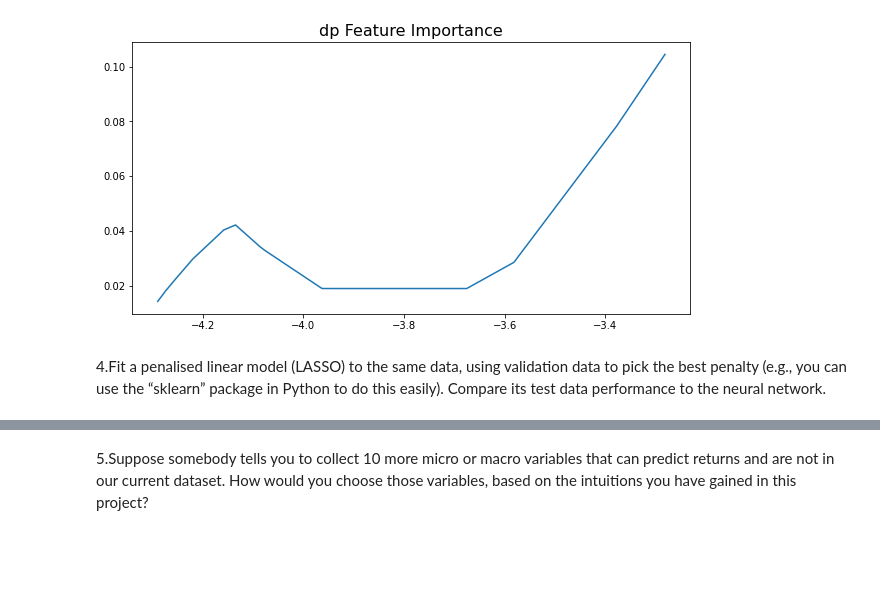
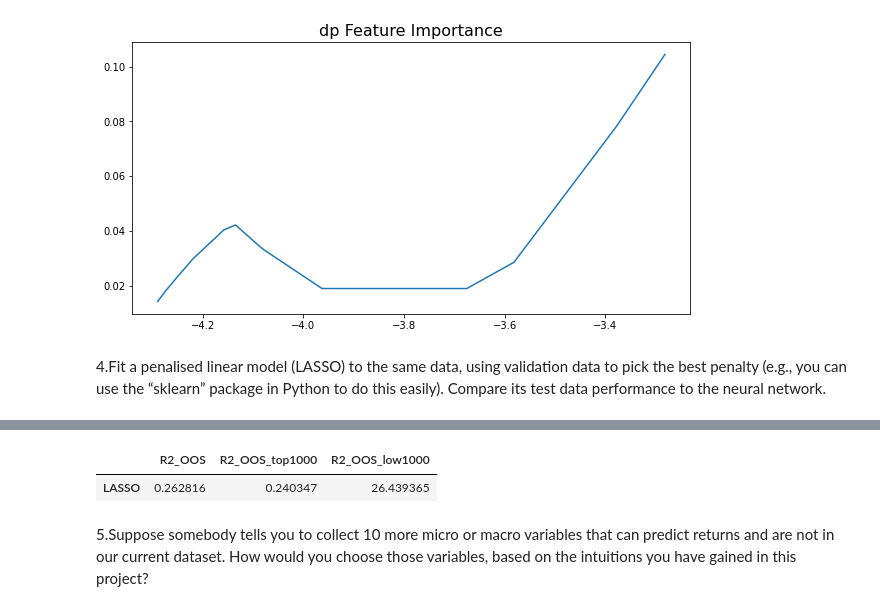
Before and after one commit to ignacioaranguren1/bd_2, a Jupyter notebook: bd_2_local.ipynb, the cells around one changed output, grey strips where cells are left out. Cells and saved outputs as stored; diff of their text form; code cells hidden in the pictures; blank space fills up the shorter version.

Commit message:
lasso computed

```diff
--- a/bd_2_local.ipynb
+++ b/bd_2_local.ipynb
@@ -412,0 +411,12 @@ for i in range(len(results)):
+# %%
+#because lasso need too much memory, we have to reduce the size of train data
+X_cv_reduced, x_tmp, y_cv_reduced, y_tmp = train_test_split(X,y,test_size=0.7,shuffle=True)
+# %%
+cv = RepeatedKFold(n_splits=5, n_repeats=3, random_state=1)
+lasso = Lasso()
+grid = {'alpha': np.linspace(0.1,2,4)}
+
+gscv = GridSearchCV(lasso, grid, scoring='neg_mean_squared_error',cv=cv, verbose=10)
+results = gscv.fit(X_cv_reduced.values, y_cv_reduced.values)
+print('MSE: %.5f' % results.best_score_)
+print('Config: %s' % results.best_params_)
@@ -413,2 +441,16 @@ for i in range(len(results)):
+# %%
+best_model = gscv.best_estimator_
+y_pred = best_model.predict(X_test.values).reshape(-1,1)
+y_pred_top = best_model.predict(top_X_test).reshape(-1,1)
+y_pred_low = best_model.predict(bottom_X_test).reshape(-1,1)
+R2_oos_LASSO = pd.DataFrame(columns = ['R2_OOS','R2_OOS_top1000','R2_OOS_low1000'],index = ['LASSO'])
+R2_oos_LASSO.iloc[0,0] = r_squared(y_pred,y_test.values)
+R2_oos_LASSO.iloc[0,1] = r_squared(y_pred_top,top_y_test)
+R2_oos_LASSO.iloc[0,2] = r_squared(y_pred_bottom,bottom_y_test)
+# %%
+R2_oos_LASSO*100
+# %% [output]
+|  | R2_OOS | R2_OOS_top1000 | R2_OOS_low1000 |
+| LASSO | 0.262816 | 0.240347 | 26.439365 |
 # %% [markdown]
 5.Suppose somebody tells you to collect 10 more micro or macro variables that can predict returns and are not in our current dataset. How would you choose those variables, based on the intuitions you have gained in this project?
```
Also changed, not shown: parts of 9 cells of this notebook.
